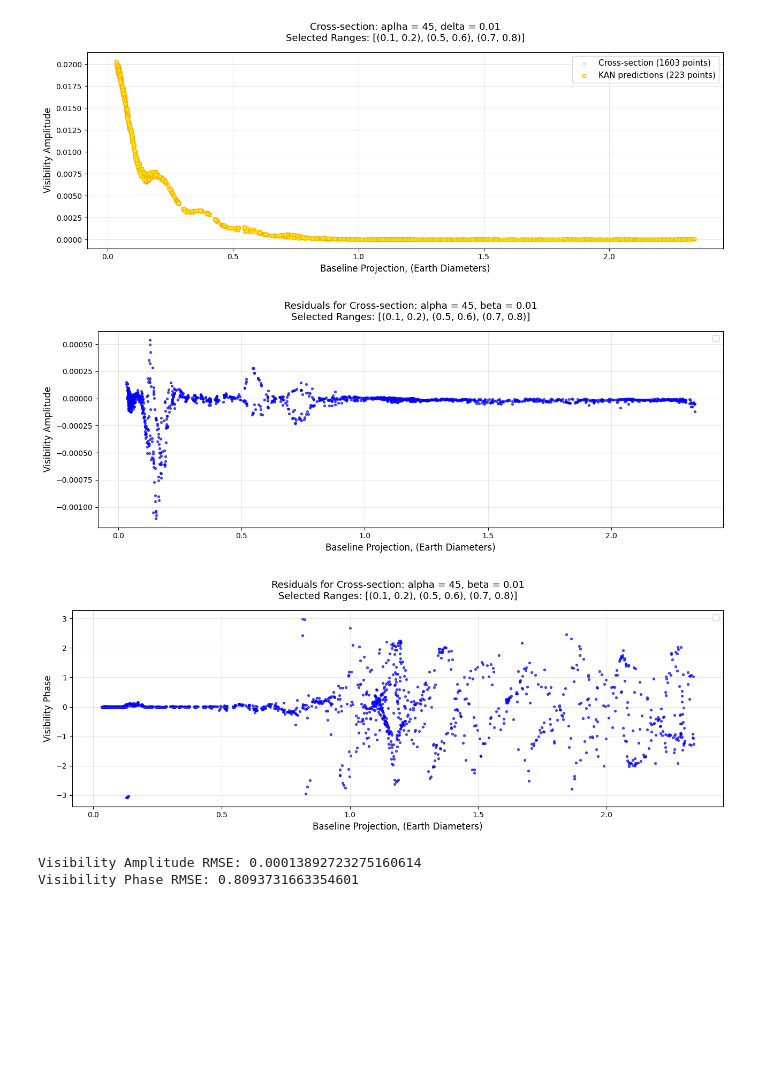
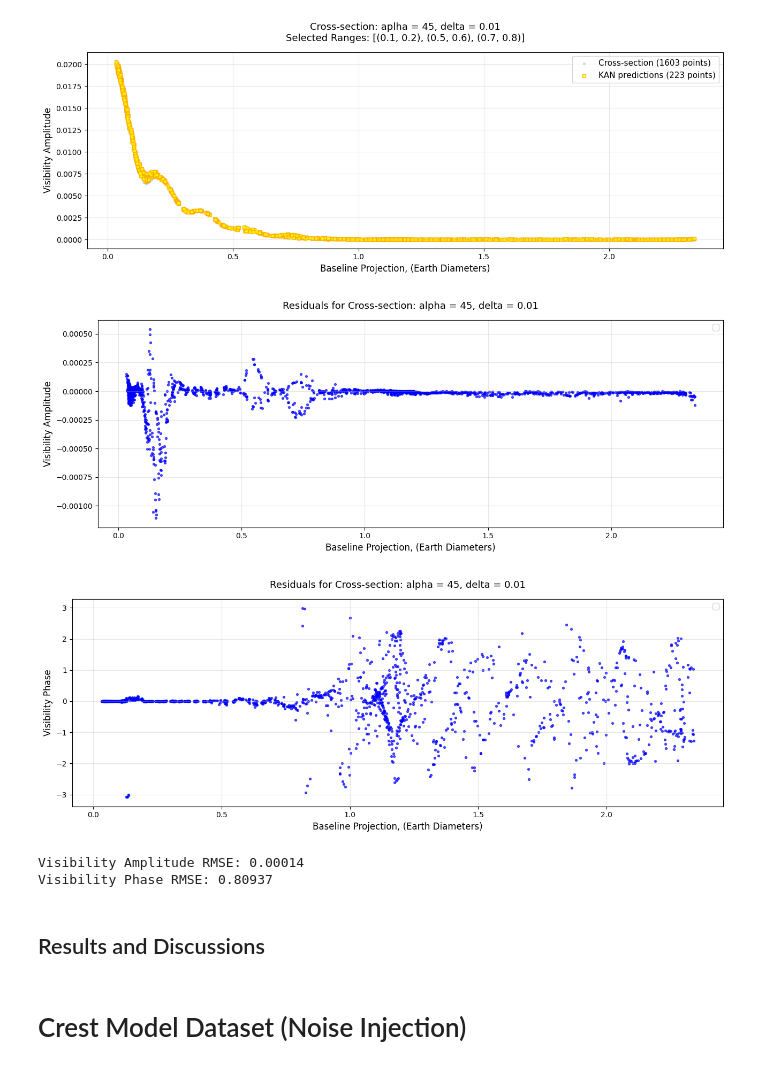
Before and after one commit to Torward1024/pyKAN_VLBI_1D, a Jupyter notebook: notebook_1D_U_V.ipynb, the cells around one changed output. Cells and saved outputs as stored; diff of their text form; code cells hidden in the pictures; blank space fills up the shorter version.

```diff
--- a/notebook_1D_U_V.ipynb
+++ b/notebook_1D_U_V.ipynb
@@ -453,40 +458,42 @@ plt.scatter(filtered_data['Baseline'],
             (filtered_data['Amplitude'] - results_whole.flatten()),
             alpha=0.65,
             s=8,
             c='blue')
 plt.xlabel('Baseline Projection, (Earth Diameters)', fontsize=12)
 plt.ylabel('Visibility Amplitude', fontsize=12)
-plt.title(f'Residuals for Cross-section: alpha = {alpha_test}, beta = {delta_test}\n'
-          f'Selected Ranges: {ranges}',
+plt.title(f'Residuals for Cross-section: alpha = {alpha_test}, delta = {delta_test}',
           fontsize=13, pad=15)
 plt.grid(True, alpha=0.3)
 plt.legend(fontsize=11, loc='upper right')
 plt.tight_layout()
 plt.show()
 
 plt.figure(figsize=(13, 5))
 plt.scatter(filtered_data['Baseline'],
             (np.atan(filtered_data['Im'] / filtered_data['Re']) - np.atan(results_whole_denormalized[:, 1] / results_whole_denormalized[:, 0])),
             alpha=0.65,
             s=8,
             c='blue')
 plt.xlabel('Baseline Projection, (Earth Diameters)', fontsize=12)
 plt.ylabel('Visibility Phase', fontsize=12)
-plt.title(f'Residuals for Cross-section: alpha = {alpha_test}, beta = {delta_test}\n'
-          f'Selected Ranges: {ranges}',
+plt.title(f'Residuals for Cross-section: alpha = {alpha_test}, delta = {delta_test}',
           fontsize=13, pad=15)
 plt.grid(True, alpha=0.3)
 plt.legend(fontsize=11, loc='upper right')
 plt.tight_layout()
 plt.show()
 
 rmse_vis = np.sqrt(np.mean((filtered_data['Amplitude'] - results_whole.flatten()) ** 2))
-print(f'Visibility Amplitude RMSE: {rmse_vis}')
+print(f'Visibility Amplitude RMSE: {rmse_vis:.5f}')
 
 rmse_phase = np.sqrt(np.mean((np.atan(filtered_data['Im'] / filtered_data['Re']) - np.atan(results_whole_denormalized[:, 1] / results_whole_denormalized[:, 0])) ** 2))
-print(f'Visibility Phase RMSE: {rmse_phase}')
+print(f'Visibility Phase RMSE: {rmse_phase:.5f}')
 # %% [output]
-[figure, old version]
+[figure, new version]
-[figure, old version]
+[figure, new version]
-Visibility Amplitude RMSE: 0.00013892723275160614
-Visibility Phase RMSE: 0.8093731663354601
+Visibility Amplitude RMSE: 0.00014
+Visibility Phase RMSE: 0.80937
+# %% [markdown]
+## Results and Discussions
+# %% [markdown]
+# Crest Model Dataset (Noise Injection)
```
Also changed, not shown: parts of 19 cells of this notebook.
